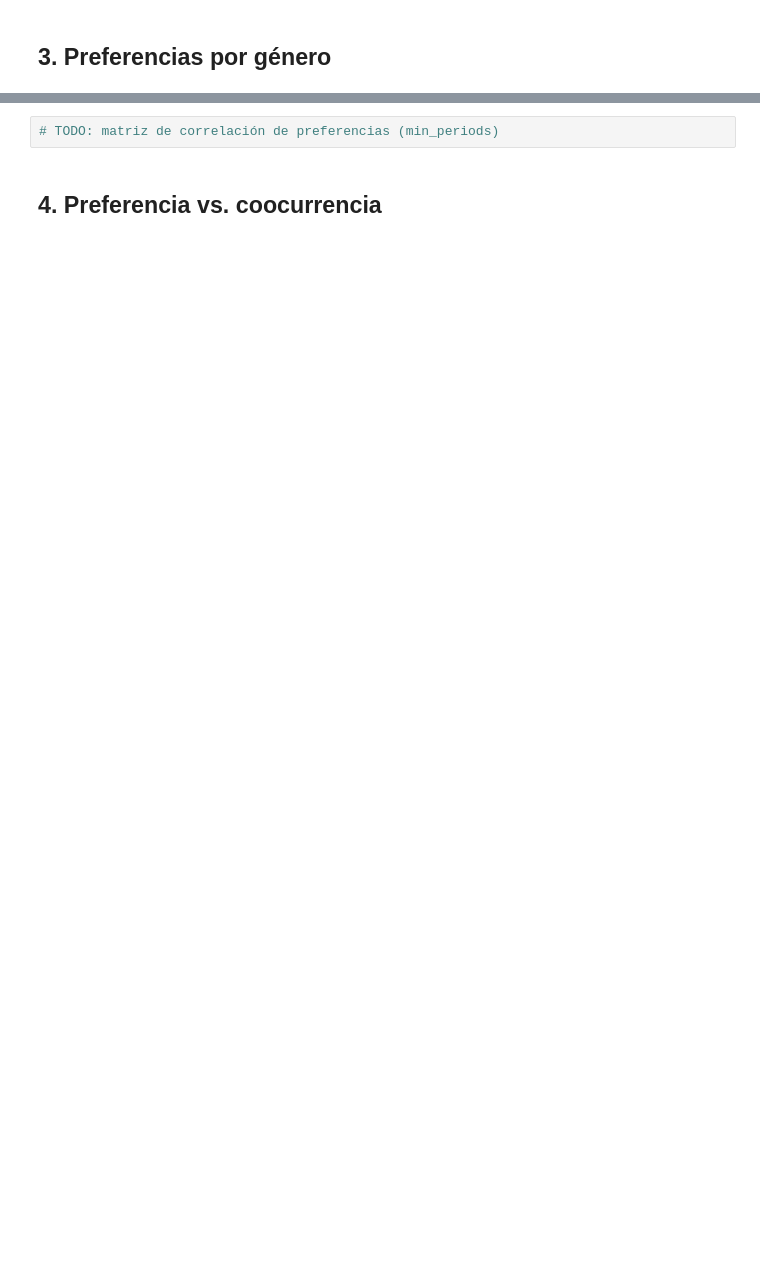
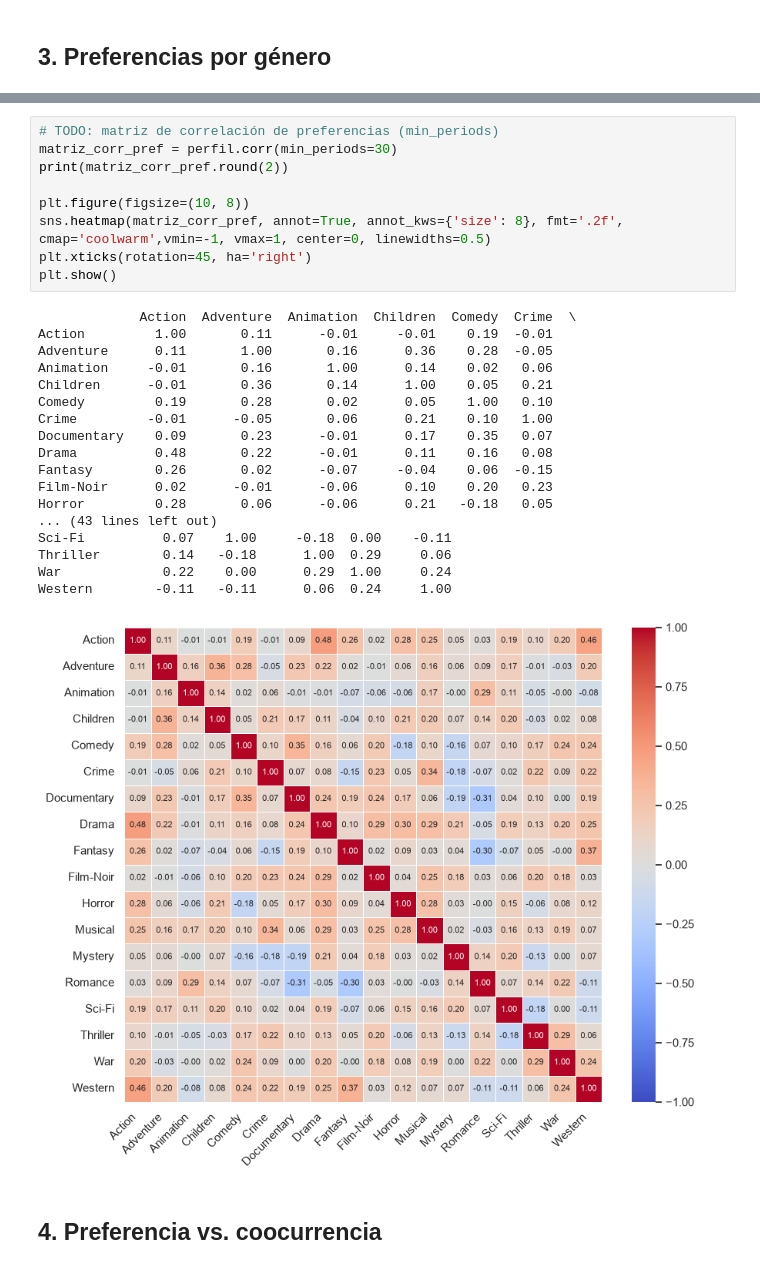
Before and after one commit to srandres-git/movielens-proyecto-integrador, a Jupyter notebook: notebooks/04_afinidades_generos.ipynb, the cells around one changed output, grey strips where cells are left out. Cells and saved outputs as stored; diff of their text form; blank space fills up the shorter version.

```diff
--- a/notebooks/04_afinidades_generos.ipynb
+++ b/notebooks/04_afinidades_generos.ipynb
@@ -57,5 +145,31 @@ perfil.describe()
 # %%
 # TODO: matriz de correlación de preferencias (min_periods)
+matriz_corr_pref = perfil.corr(min_periods=30)
+print(matriz_corr_pref.round(2))
+
+plt.figure(figsize=(10, 8))
+sns.heatmap(matriz_corr_pref, annot=True, annot_kws={'size': 8}, fmt='.2f', cmap='coolwarm',vmin=-1, vmax=1, center=0, linewidths=0.5)
+plt.xticks(rotation=45, ha='right')
+plt.show()
+# %% [output]
+             Action  Adventure  Animation  Children  Comedy  Crime  \
+Action         1.00       0.11      -0.01     -0.01    0.19  -0.01
+Adventure      0.11       1.00       0.16      0.36    0.28  -0.05
+Animation     -0.01       0.16       1.00      0.14    0.02   0.06
+Children      -0.01       0.36       0.14      1.00    0.05   0.21
+Comedy         0.19       0.28       0.02      0.05    1.00   0.10
+Crime         -0.01      -0.05       0.06      0.21    0.10   1.00
+Documentary    0.09       0.23      -0.01      0.17    0.35   0.07
+Drama          0.48       0.22      -0.01      0.11    0.16   0.08
+Fantasy        0.26       0.02      -0.07     -0.04    0.06  -0.15
+Film-Noir      0.02      -0.01      -0.06      0.10    0.20   0.23
+Horror         0.28       0.06      -0.06      0.21   -0.18   0.05
+... (43 lines left out)
+Sci-Fi          0.07    1.00     -0.18  0.00    -0.11
+Thriller        0.14   -0.18      1.00  0.29     0.06
+War             0.22    0.00      0.29  1.00     0.24
+Western        -0.11   -0.11      0.06  0.24     1.00
+[figure, added]
 # %% [markdown]
 ## 4. Preferencia vs. coocurrencia
 # %%
```
Also changed, not shown: parts of 8 cells of this notebook, 6 other files.
